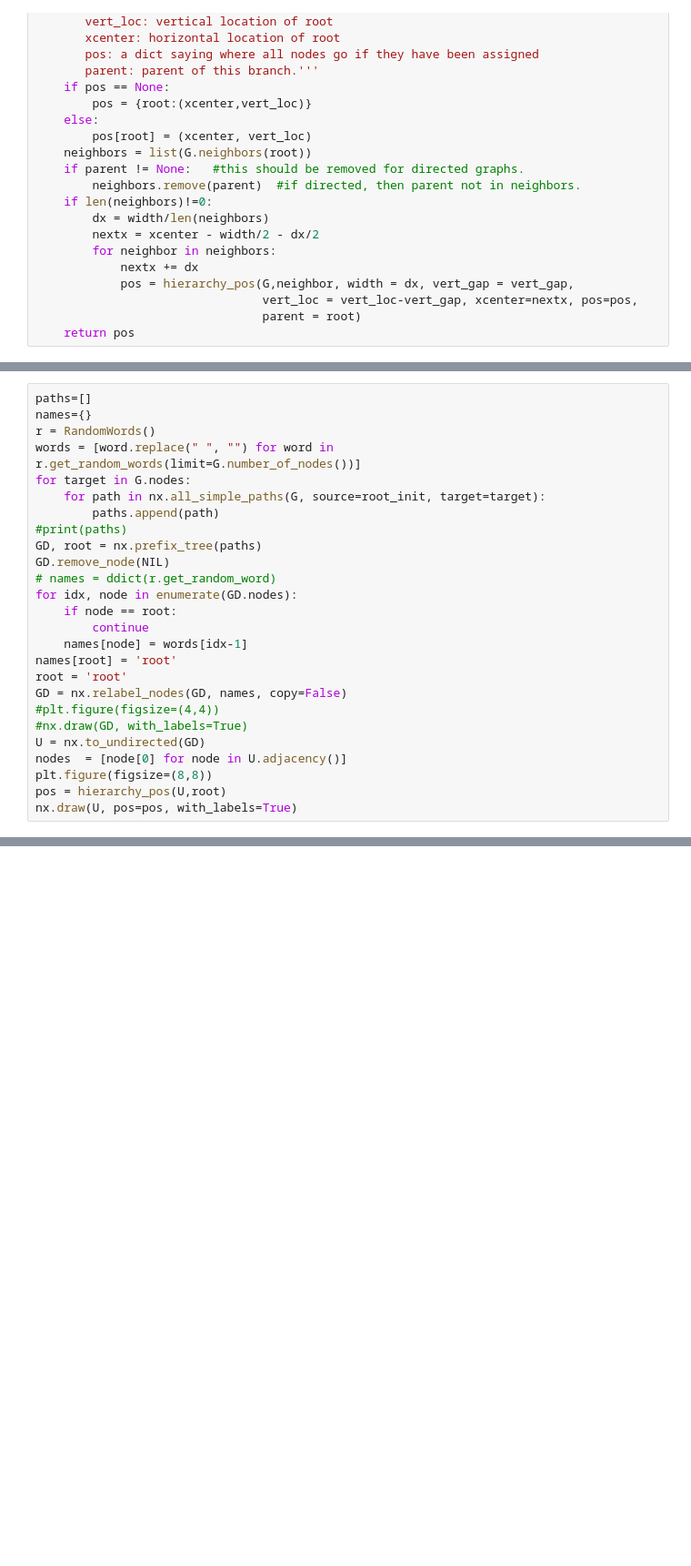
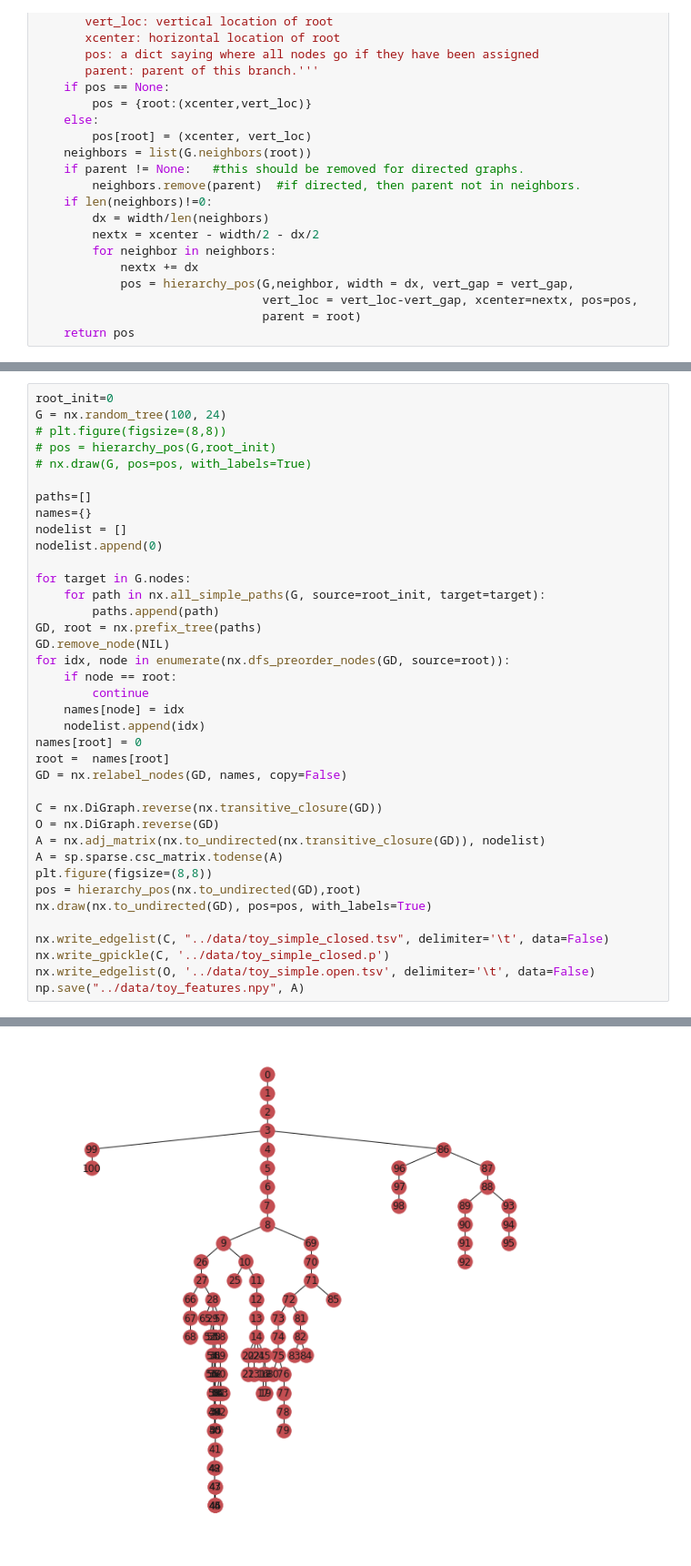
Before and after one commit to gmmarconi/poincare-embeddings, a Jupyter notebook: notebooks/Generate_synth_dataset.ipynb, the cells around one changed output, grey strips where cells are left out. Shown at 91% size. Cells and saved outputs as stored; diff of their text form; blank space fills up the shorter version.

```diff
--- a/notebooks/Generate_synth_dataset.ipynb
+++ b/notebooks/Generate_synth_dataset.ipynb
@@ -124,27 +206,39 @@ Converts the tree to a directed tree and changes the name of every node with a r
 # %%
+root_init=0
+G = nx.random_tree(100, 24)
+# plt.figure(figsize=(8,8))
+# pos = hierarchy_pos(G,root_init)
+# nx.draw(G, pos=pos, with_labels=True)
+
 paths=[]
 names={}
-r = RandomWords()
-words = [word.replace(" ", "") for word in r.get_random_words(limit=G.number_of_nodes())]
+nodelist = []
+nodelist.append(0)
+
 for target in G.nodes:
     for path in nx.all_simple_paths(G, source=root_init, target=target):
         paths.append(path)
-#print(paths)
 GD, root = nx.prefix_tree(paths)
 GD.remove_node(NIL)
-# names = ddict(r.get_random_word)
-for idx, node in enumerate(GD.nodes):
+for idx, node in enumerate(nx.dfs_preorder_nodes(GD, source=root)):
     if node == root:
         continue
-    names[node] = words[idx-1]
-names[root] = 'root'
-root = 'root'
+    names[node] = idx
+    nodelist.append(idx)
+names[root] = 0
+root =  names[root]
 GD = nx.relabel_nodes(GD, names, copy=False)
-#plt.figure(figsize=(4,4))
-#nx.draw(GD, with_labels=True)
-U = nx.to_undirected(GD)
-nodes  = [node[0] for node in U.adjacency()]
+
+C = nx.DiGraph.reverse(nx.transitive_closure(GD))
+O = nx.DiGraph.reverse(GD)
+A = nx.adj_matrix(nx.to_undirected(nx.transitive_closure(GD)), nodelist)
+A = sp.sparse.csc_matrix.todense(A)
 plt.figure(figsize=(8,8))
-pos = hierarchy_pos(U,root)
-nx.draw(U, pos=pos, with_labels=True)
+pos = hierarchy_pos(nx.to_undirected(GD),root)
+nx.draw(nx.to_undirected(GD), pos=pos, with_labels=True)
+
+nx.write_edgelist(C, "../data/toy_simple_closed.tsv", delimiter='\t', data=False)
+nx.write_gpickle(C, '../data/toy_simple_closed.p')
+nx.write_edgelist(O, '../data/toy_simple.open.tsv', delimiter='\t', data=False)
+np.save("../data/toy_features.npy", A)
 # %% [output]
@@ -152,0 +245 @@ nx.draw(U, pos=pos, with_labels=True)
+[figure, added]
```
Also changed, not shown: parts of 27 cells of this notebook, 5 other files.
